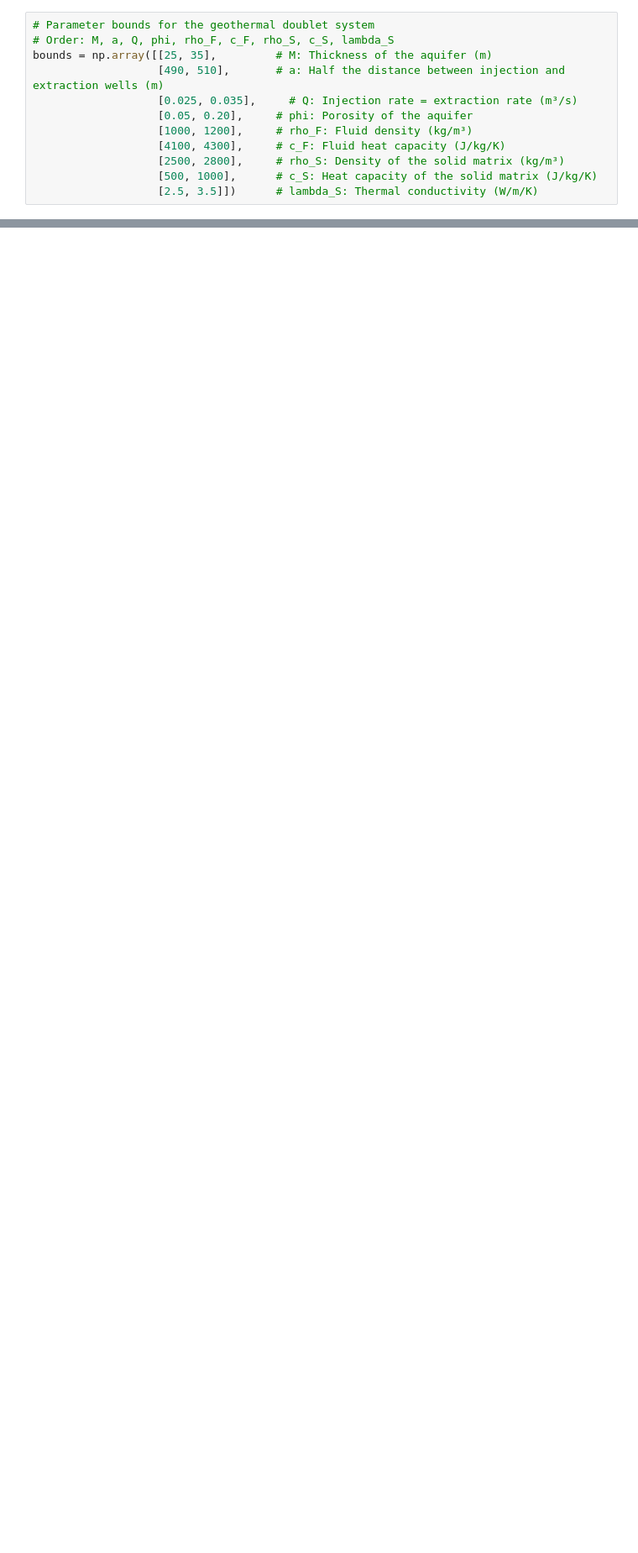
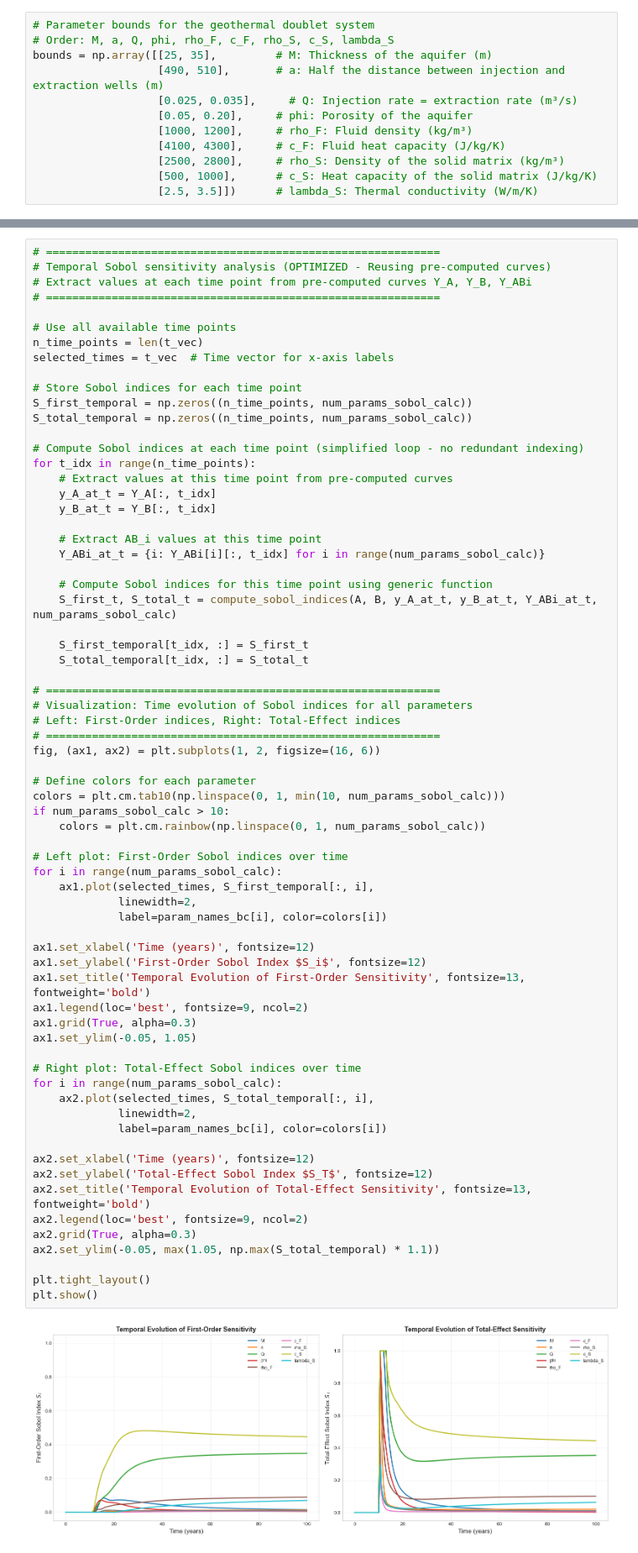
Before and after one commit to jtecklenburg/geothermal-doublet, a Jupyter notebook: sensitivity.ipynb, the cells around one changed output, grey strips where cells are left out. Shown at 84% size. Drawn from its saved outputs; the diff is of its cells as text; blank space fills up the shorter version.

```diff
--- a/sensitivity.ipynb
+++ b/sensitivity.ipynb
@@ -343,0 +376,70 @@ plt.show()
+# %%
+# ============================================================
+# Temporal Sobol sensitivity analysis (OPTIMIZED - Reusing pre-computed curves)
+# Extract values at each time point from pre-computed curves Y_A, Y_B, Y_ABi
+# ============================================================
+
+# Use all available time points
+n_time_points = len(t_vec)
+selected_times = t_vec  # Time vector for x-axis labels
+
+# Store Sobol indices for each time point
+S_first_temporal = np.zeros((n_time_points, num_params_sobol_calc))
+S_total_temporal = np.zeros((n_time_points, num_params_sobol_calc))
+
+# Compute Sobol indices at each time point (simplified loop - no redundant indexing)
+for t_idx in range(n_time_points):
+    # Extract values at this time point from pre-computed curves
+    y_A_at_t = Y_A[:, t_idx]
+    y_B_at_t = Y_B[:, t_idx]
+
+    # Extract AB_i values at this time point
+    Y_ABi_at_t = {i: Y_ABi[i][:, t_idx] for i in range(num_params_sobol_calc)}
+
+    # Compute Sobol indices for this time point using generic function
+    S_first_t, S_total_t = compute_sobol_indices(A, B, y_A_at_t, y_B_at_t, Y_ABi_at_t, num_params_sobol_calc)
+
+    S_first_temporal[t_idx, :] = S_first_t
+    S_total_temporal[t_idx, :] = S_total_t
+
+# ============================================================
+# Visualization: Time evolution of Sobol indices for all parameters
+# Left: First-Order indices, Right: Total-Effect indices
+# ============================================================
+fig, (ax1, ax2) = plt.subplots(1, 2, figsize=(16, 6))
+
+# Define colors for each parameter
+colors = plt.cm.tab10(np.linspace(0, 1, min(10, num_params_sobol_calc)))
+if num_params_sobol_calc > 10:
+    colors = plt.cm.rainbow(np.linspace(0, 1, num_params_sobol_calc))
+
+# Left plot: First-Order Sobol indices over time
+for i in range(num_params_sobol_calc):
+    ax1.plot(selected_times, S_first_temporal[:, i],
+             linewidth=2,
+             label=param_names_bc[i], color=colors[i])
+
+ax1.set_xlabel('Time (years)', fontsize=12)
+ax1.set_ylabel('First-Order Sobol Index $S_i$', fontsize=12)
+ax1.set_title('Temporal Evolution of First-Order Sensitivity', fontsize=13, fontweight='bold')
+ax1.legend(loc='best', fontsize=9, ncol=2)
+ax1.grid(True, alpha=0.3)
+ax1.set_ylim(-0.05, 1.05)
+
+# Right plot: Total-Effect Sobol indices over time
+for i in range(num_params_sobol_calc):
+    ax2.plot(selected_times, S_total_temporal[:, i],
+             linewidth=2,
+             label=param_names_bc[i], color=colors[i])
+
+ax2.set_xlabel('Time (years)', fontsize=12)
+ax2.set_ylabel('Total-Effect Sobol Index $S_T$', fontsize=12)
+ax2.set_title('Temporal Evolution of Total-Effect Sensitivity', fontsize=13, fontweight='bold')
+ax2.legend(loc='best', fontsize=9, ncol=2)
+ax2.grid(True, alpha=0.3)
+ax2.set_ylim(-0.05, max(1.05, np.max(S_total_temporal) * 1.1))
+
+plt.tight_layout()
+plt.show()
+# %% [output]
+[figure, added]
```
Also changed, not shown: parts of 11 cells of this notebook.
